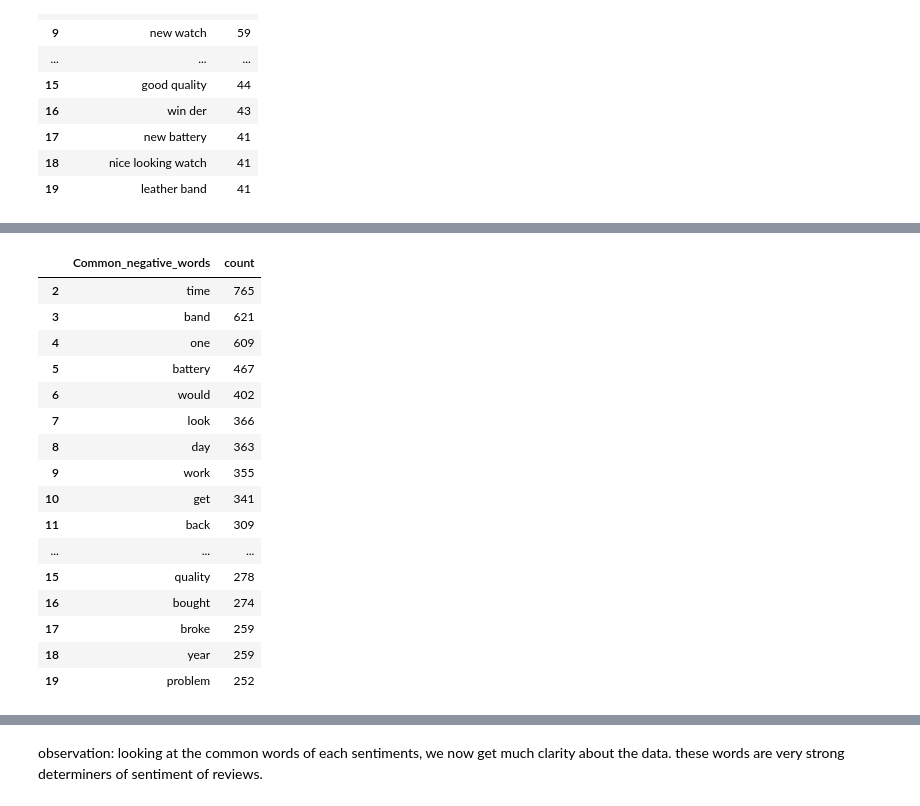
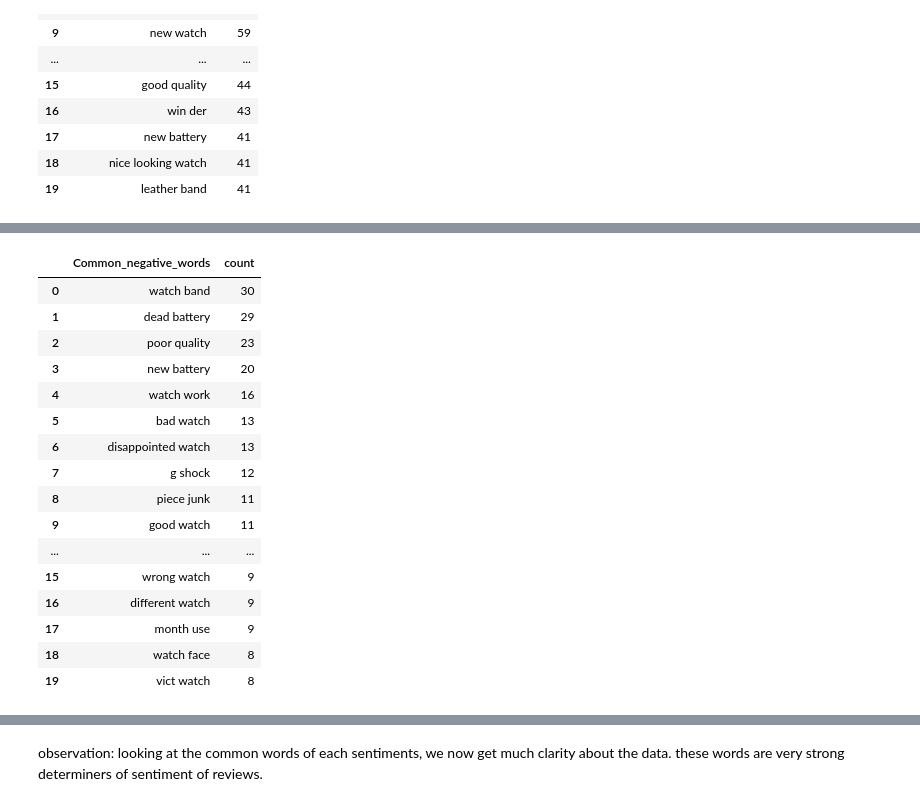
Before and after one commit to JeromeMberia/user_review_analysis, a Jupyter notebook: user_review_analysis.ipynb, the cells around one changed output, grey strips where cells are left out. Cells and saved outputs as stored; diff of their text form; code cells hidden in the pictures.

```diff
--- a/user_review_analysis.ipynb
+++ b/user_review_analysis.ipynb
@@ -639,28 +640,27 @@ fig.show()
 # %%
 #MosT common negative words
 top = Counter([item for sublist in Negative_sent['selected_text'] for item in sublist])
 freq_negative = pd.DataFrame(top.most_common(20))
-freq_negative = temp_negative.iloc[1:,:]
 freq_negative.columns = ['Common_negative_words','count']
 freq_negative.style.background_gradient(cmap='Reds')
 # %% [output]
 |  | Common_negative_words | count |
-| 2 | time | 765 |
-| 3 | band | 621 |
-| 4 | one | 609 |
-| 5 | battery | 467 |
-| 6 | would | 402 |
-| 7 | look | 366 |
-| 8 | day | 363 |
-| 9 | work | 355 |
-| 10 | get | 341 |
-| 11 | back | 309 |
+| 0 | watch band | 30 |
+| 1 | dead battery | 29 |
+| 2 | poor quality | 23 |
+| 3 | new battery | 20 |
+| 4 | watch work | 16 |
+| 5 | bad watch | 13 |
+| 6 | disappointed watch | 13 |
+| 7 | g shock | 12 |
+| 8 | piece junk | 11 |
+| 9 | good watch | 11 |
 | ... | ... | ... |
-| 15 | quality | 278 |
-| 16 | bought | 274 |
-| 17 | broke | 259 |
-| 18 | year | 259 |
-| 19 | problem | 252 |
+| 15 | wrong watch | 9 |
+| 16 | different watch | 9 |
+| 17 | month use | 9 |
+| 18 | watch face | 8 |
+| 19 | vict watch | 8 |
 # %%
 #visualizing the most common negative words.
 import plotly.express as px
```
Also changed, not shown: parts of 23 cells of this notebook.
